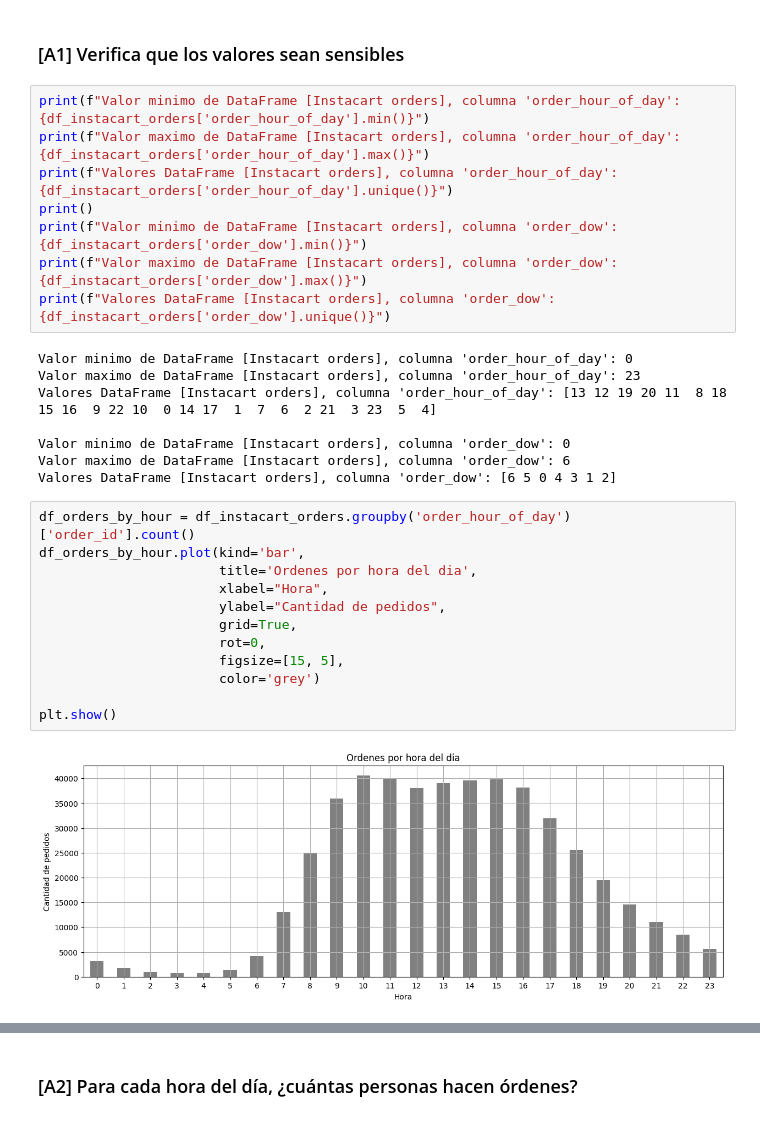
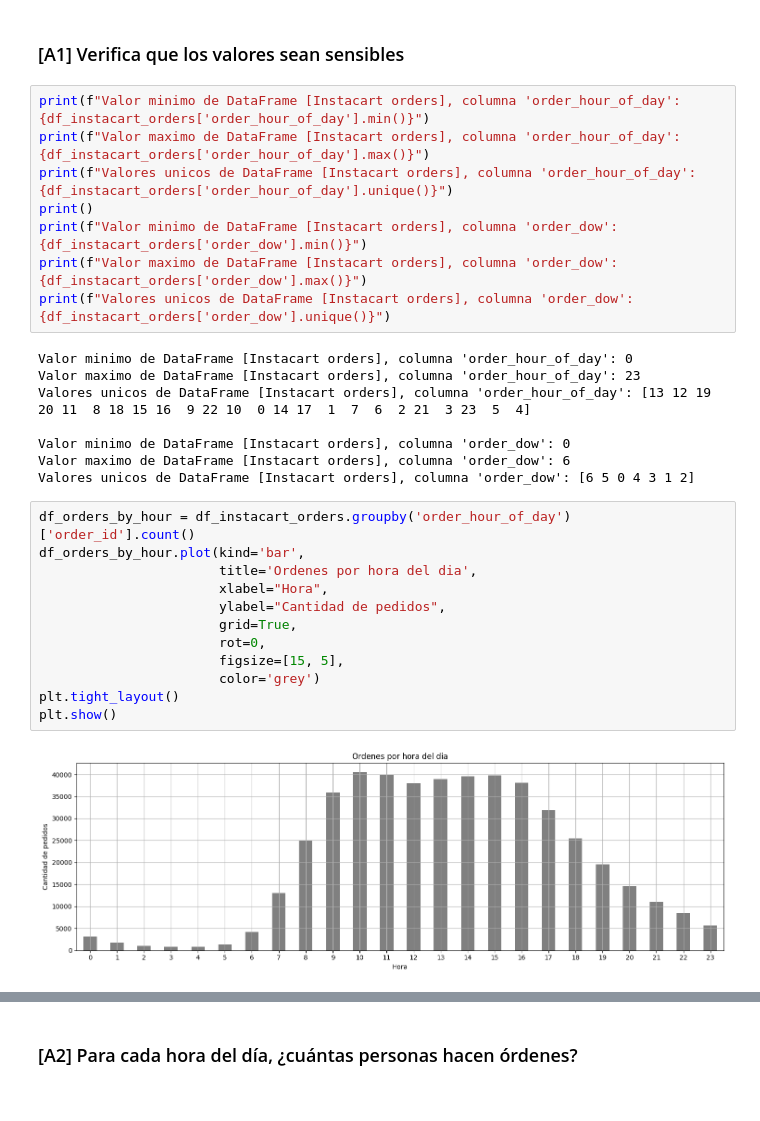
Before and after one commit to LuisPastranaLemus/Python-Github_VENV, a Jupyter notebook: TripleTen/Project_Sprint4/Project_Sprint4.ipynb, the cells around one changed output, grey strips where cells are left out. Saved outputs shown, nothing was run; the diff lists cells and outputs as text.

```diff
--- a/TripleTen/Project_Sprint4/Project_Sprint4.ipynb
+++ b/TripleTen/Project_Sprint4/Project_Sprint4.ipynb
@@ -947,33 +1014,33 @@ Una vez los datos estén procesados y listos, haz el siguiente análisis:
 # %%
 print(f"Valor minimo de DataFrame [Instacart orders], columna 'order_hour_of_day': {df_instacart_orders['order_hour_of_day'].min()}")
 print(f"Valor maximo de DataFrame [Instacart orders], columna 'order_hour_of_day': {df_instacart_orders['order_hour_of_day'].max()}")
-print(f"Valores DataFrame [Instacart orders], columna 'order_hour_of_day': {df_instacart_orders['order_hour_of_day'].unique()}")
+print(f"Valores unicos de DataFrame [Instacart orders], columna 'order_hour_of_day': {df_instacart_orders['order_hour_of_day'].unique()}")
 print()
 print(f"Valor minimo de DataFrame [Instacart orders], columna 'order_dow': {df_instacart_orders['order_dow'].min()}")
 print(f"Valor maximo de DataFrame [Instacart orders], columna 'order_dow': {df_instacart_orders['order_dow'].max()}")
-print(f"Valores DataFrame [Instacart orders], columna 'order_dow': {df_instacart_orders['order_dow'].unique()}")
+print(f"Valores unicos de DataFrame [Instacart orders], columna 'order_dow': {df_instacart_orders['order_dow'].unique()}")
 # %% [output]
 Valor minimo de DataFrame [Instacart orders], columna 'order_hour_of_day': 0
 Valor maximo de DataFrame [Instacart orders], columna 'order_hour_of_day': 23
-Valores DataFrame [Instacart orders], columna 'order_hour_of_day': [13 12 19 20 11  8 18 15 16  9 22 10  0 14 17  1  7  6  2 21  3 23  5  4]
+Valores unicos de DataFrame [Instacart orders], columna 'order_hour_of_day': [13 12 19 20 11  8 18 15 16  9 22 10  0 14 17  1  7  6  2 21  3 23  5  4]
 
 Valor minimo de DataFrame [Instacart orders], columna 'order_dow': 0
 Valor maximo de DataFrame [Instacart orders], columna 'order_dow': 6
-Valores DataFrame [Instacart orders], columna 'order_dow': [6 5 0 4 3 1 2]
+Valores unicos de DataFrame [Instacart orders], columna 'order_dow': [6 5 0 4 3 1 2]
 # %%
 df_orders_by_hour = df_instacart_orders.groupby('order_hour_of_day')['order_id'].count()
 df_orders_by_hour.plot(kind='bar',
                        title='Ordenes por hora del dia',
                        xlabel="Hora",
                        ylabel="Cantidad de pedidos",
                        grid=True,
                        rot=0,
                        figsize=[15, 5],
                        color='grey')
-
+plt.tight_layout()
 plt.show()
 # %% [output]
-[figure, old version]
+[figure, new version]
 # %%
 df_orders_by_day = df_instacart_orders.groupby('order_dow')['order_id'].count()
 df_orders_by_day.index = ['Sunday', 'Monday', 'Tuesday', 'Wednesday', 'Thursday', 'Friday', 'Saturday']
```
Also changed, not shown: parts of 58 cells of this notebook, 1 other file.
